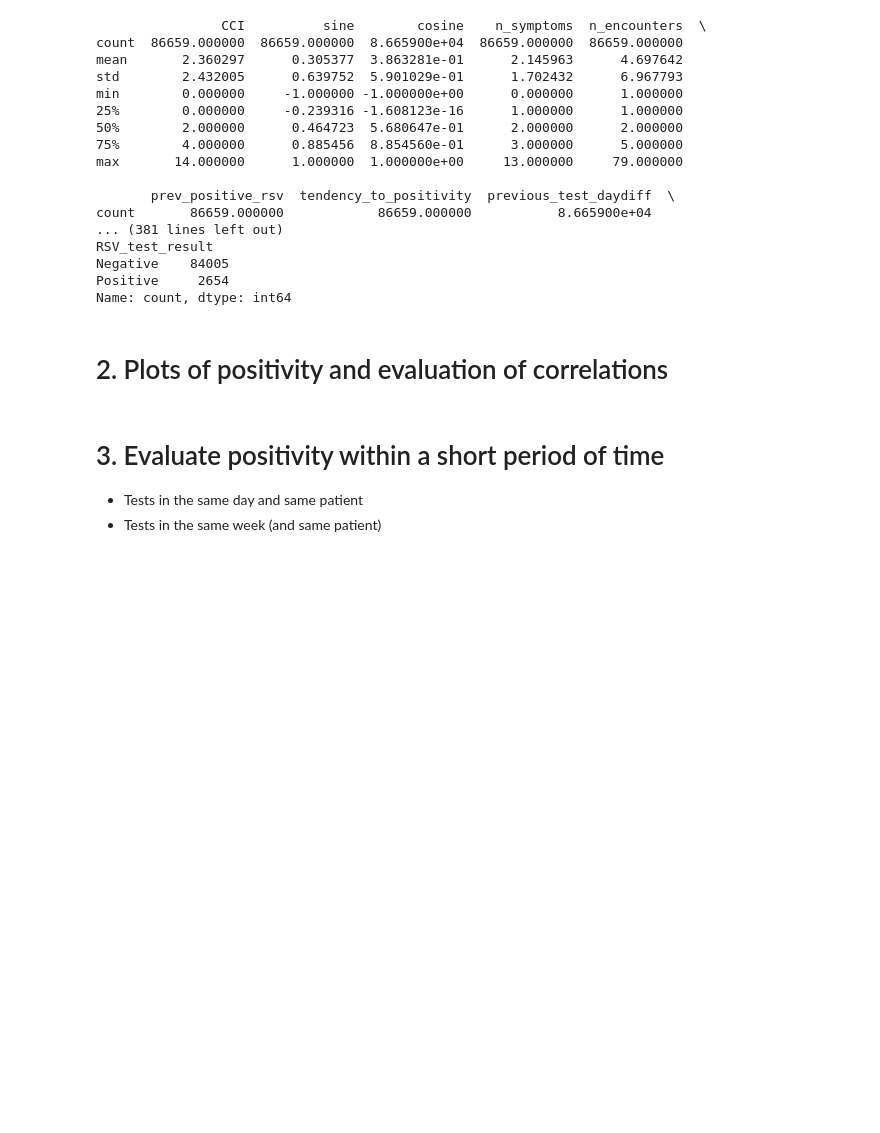
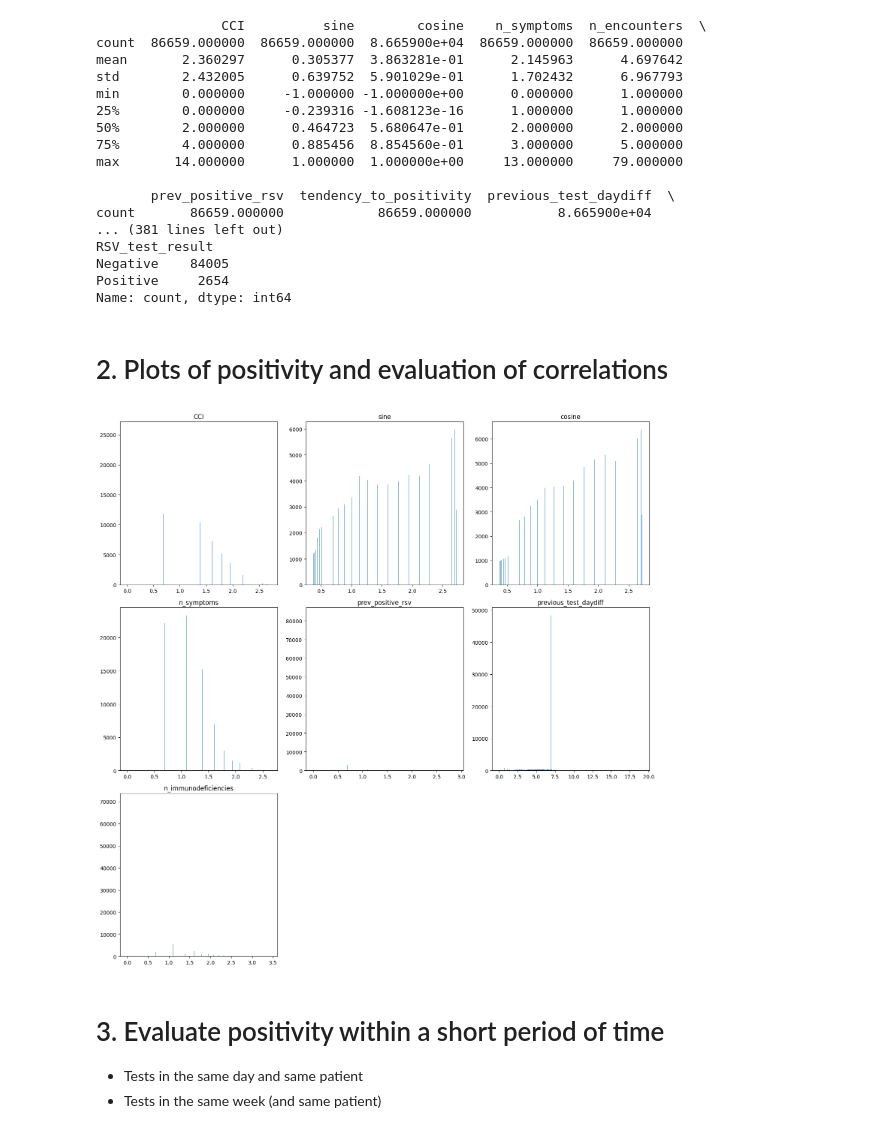
Before and after one commit to angelgldh/rsv_modelling_transfer_learning, a Jupyter notebook: notebooks/EDA.ipynb, the cells around one changed output. Cells and saved outputs as stored; diff of their text form; code cells hidden in the pictures; blank space fills up the shorter version.

Commit message:
check on the distribution of some features

```diff
--- a/notebooks/EDA.ipynb
+++ b/notebooks/EDA.ipynb
@@ -38,6 +38,32 @@ Positive     2654
 Name: count, dtype: int64
 # %% [markdown]
 # 2. Plots of positivity and evaluation of correlations
+# %%
+# Start by evaluating the distribution of specific columns
+columns_to_inspect = ['CCI', 'sine','cosine', 'n_symptoms',
+                      'prev_positive_rsv', 'previous_test_daydiff', 'n_immunodeficiencies']
+
+fig, axs = plt.subplots(3, 3, figsize=(15, 15))
+axs = axs.flatten() # axes are flattened to be able to iterate over them
+
+for i, col in enumerate(columns_to_inspect):
+    # if col == "sine" or col =="cosine":
+    #     data = np.exp(rsv_predictors_phase1_df[col])
+    # else:
+    #     data = np.log(rsv_predictors_phase1_df[col] + 1)
+
+    data = rsv_predictors_phase1_df[col]
+    axs[i].hist(data, bins=500)
+    axs[i].set_title(col)
+
+# Sanity check: eliminate all extra axes
+for j in range(i+1, 9):
+    fig.delaxes(axs[j])
+
+plt.tight_layout()
+plt.show()
+# %% [output]
+[figure, added]
 # %% [markdown]
 # 3. Evaluate positivity within a short period of time
 - Tests in the same day and same patient
```
